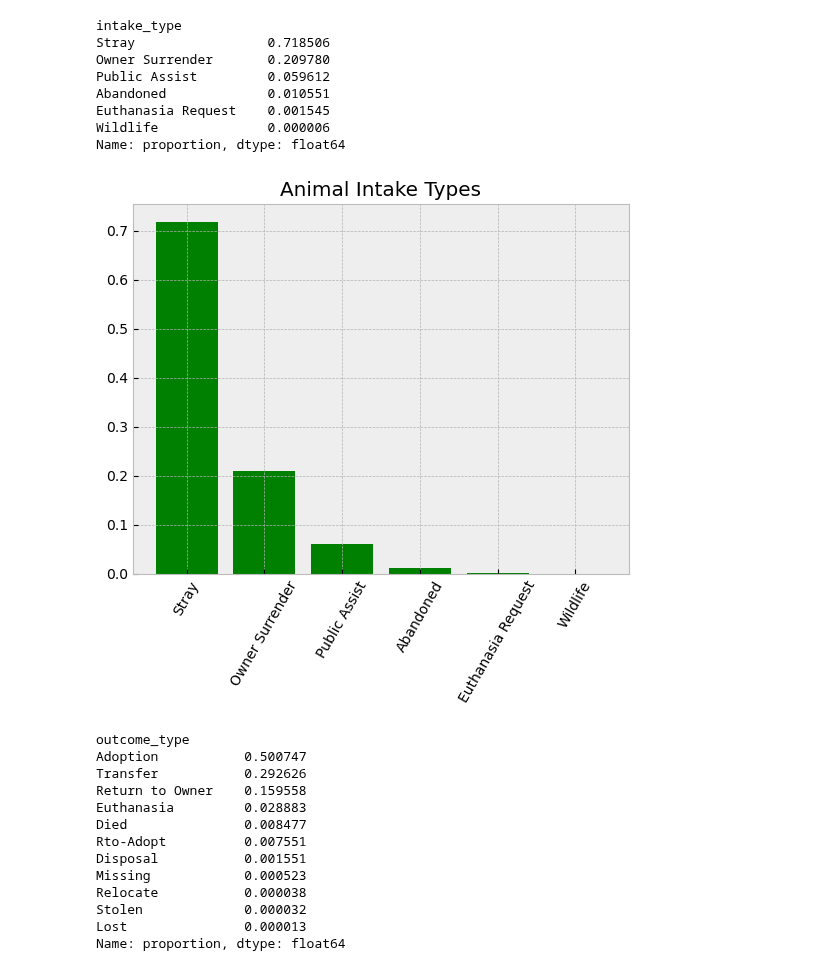
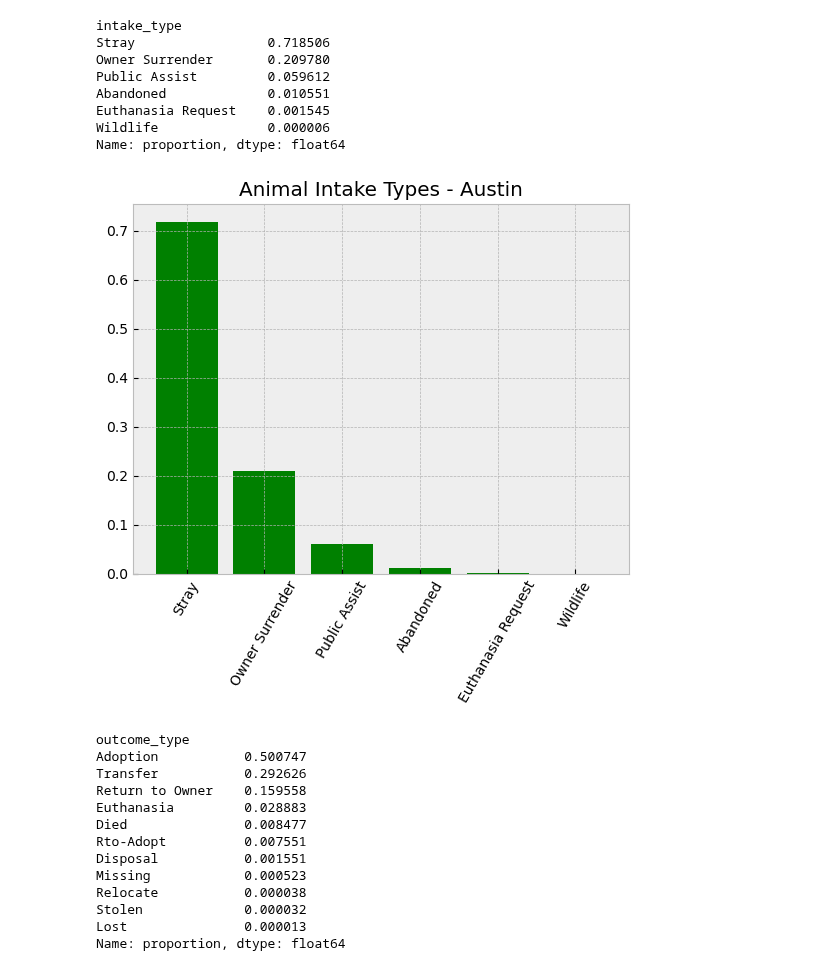
Before and after one commit to kncramer/animal-shelter-outcomes, a Jupyter notebook: code/02-EDA.ipynb, the cells around one changed output. Saved outputs shown, nothing was run; the diff lists cells and outputs as text; code cells hidden in the pictures.

```diff
--- a/code/02-EDA.ipynb
+++ b/code/02-EDA.ipynb
@@ -142,13 +144,13 @@ Name: proportion, dtype: float64
 # %%
 # visualize the breakdown of intakes
 plt.bar(x=bd_intakes.index, height=bd_intakes.values, color='green')
 
-plt.title('Animal Intake Types')
+plt.title('Animal Intake Types - Austin')
 plt.xticks(rotation = 60)
 
 plt.show();
 # %% [output]
-[figure, old version]
+[figure, new version]
 # %%
 # breakdown of outcomes
 bd_outcomes = animals_austin['outcome_type'].value_counts(normalize=True)
```
Also changed, not shown: parts of 48 cells of this notebook.
